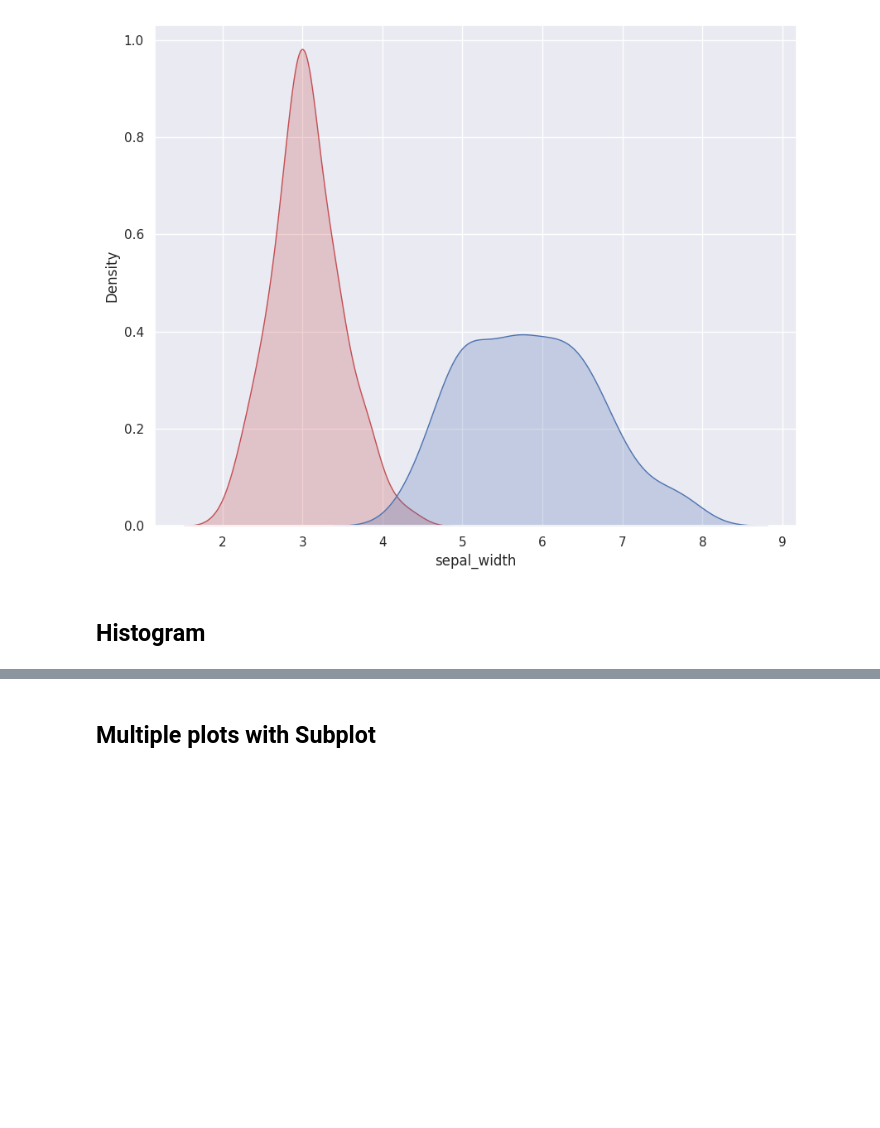
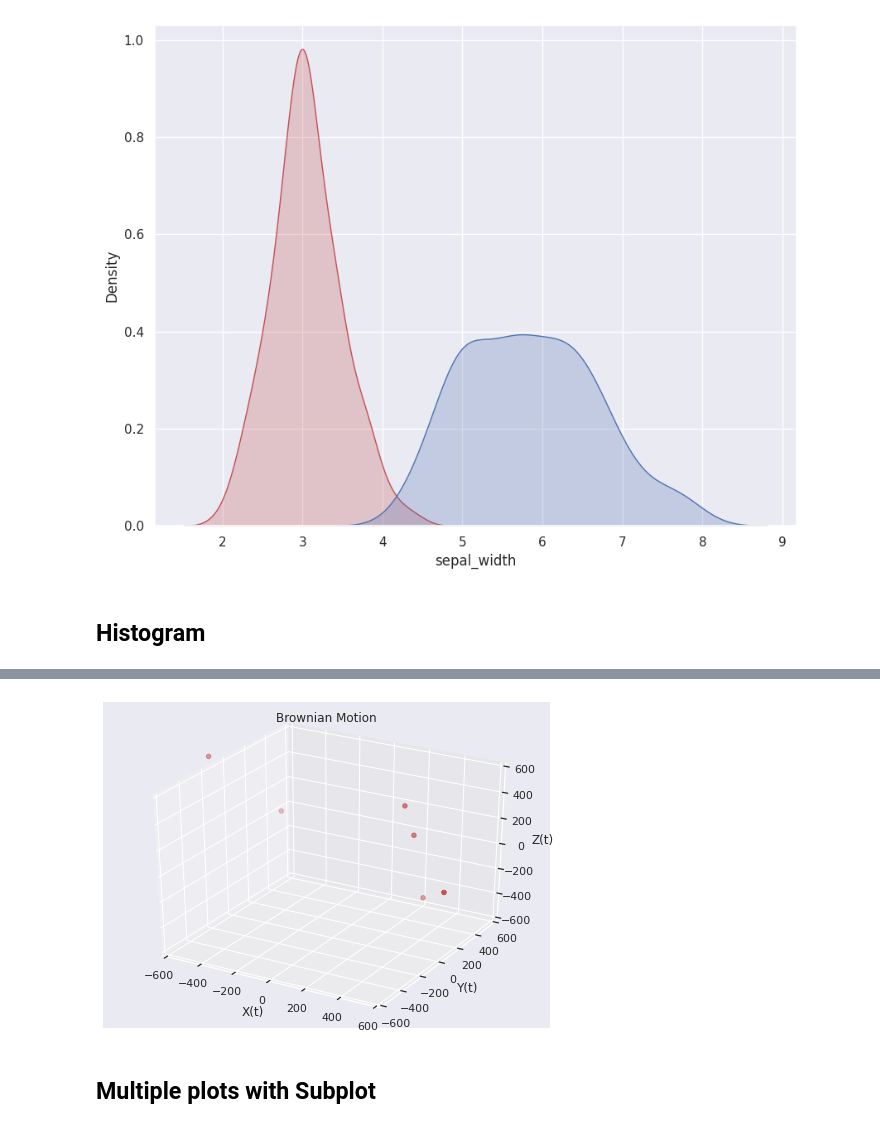
Before and after one commit to sarker2018/Data-Visualisation-with-Python-and-R, a Jupyter notebook: python_visualisation.ipynb, the cells around one changed output, grey strips where cells are left out. Drawn from its saved outputs; the diff is of its cells as text; code cells hidden in the pictures; blank space fills up the shorter version.

```diff
--- a/python_visualisation.ipynb
+++ b/python_visualisation.ipynb
@@ -100,0 +205,46 @@ plt.show()
+# %%
+# Other Brownian Motion
+from math import *
+import numpy as np
+import matplotlib.pyplot as plt
+from mpl_toolkits import mplot3d
+import matplotlib.animation as animation
+from IPython.display import HTML
+
+fig = plt.figure(figsize=(8,6))
+ax = plt.axes(projection='3d')
+
+N=10
+val1 = 600
+
+x=val1*np.random.random(N)
+y=val1*np.random.random(N)
+z=val1*np.random.random(N)
+
+def frame(w):
+    ax.clear()
+
+    global x,y,z
+    x=x+np.random.normal(loc=0.0,scale=50.0,size=10)
+    y=y+np.random.normal(loc=0.0,scale=50.0,size=10)
+    z=z+np.random.normal(loc=0.0,scale=50.0,size=10)
+
+
+    plt.title("Brownian Motion")
+    ax.set_xlabel('X(t)')
+    ax.set_xlim3d(-val1,val1)
+    ax.set_ylabel('Y(t)')
+    ax.set_ylim3d(-val1,val1)
+    ax.set_zlabel('Z(t)')
+    ax.set_zlim3d(-val1,val1)
+
+    plot=ax.scatter3D(x, y, z, c='r')
+
+
+    return plot
+
+anim = animation.FuncAnimation(fig, frame, frames=100, blit=False, repeat=True)
+
+anim.save('BrowniamMotion.gif', writer = "pillow", fps=10 )
+HTML(anim.to_html5_video())
+# %% [output]
@@ -101,2 +252,3 @@ plt.show()
+[figure, added]
 # %% [markdown]
 ## Multiple plots with Subplot
```
Also changed, not shown: parts of 4 cells of this notebook.
